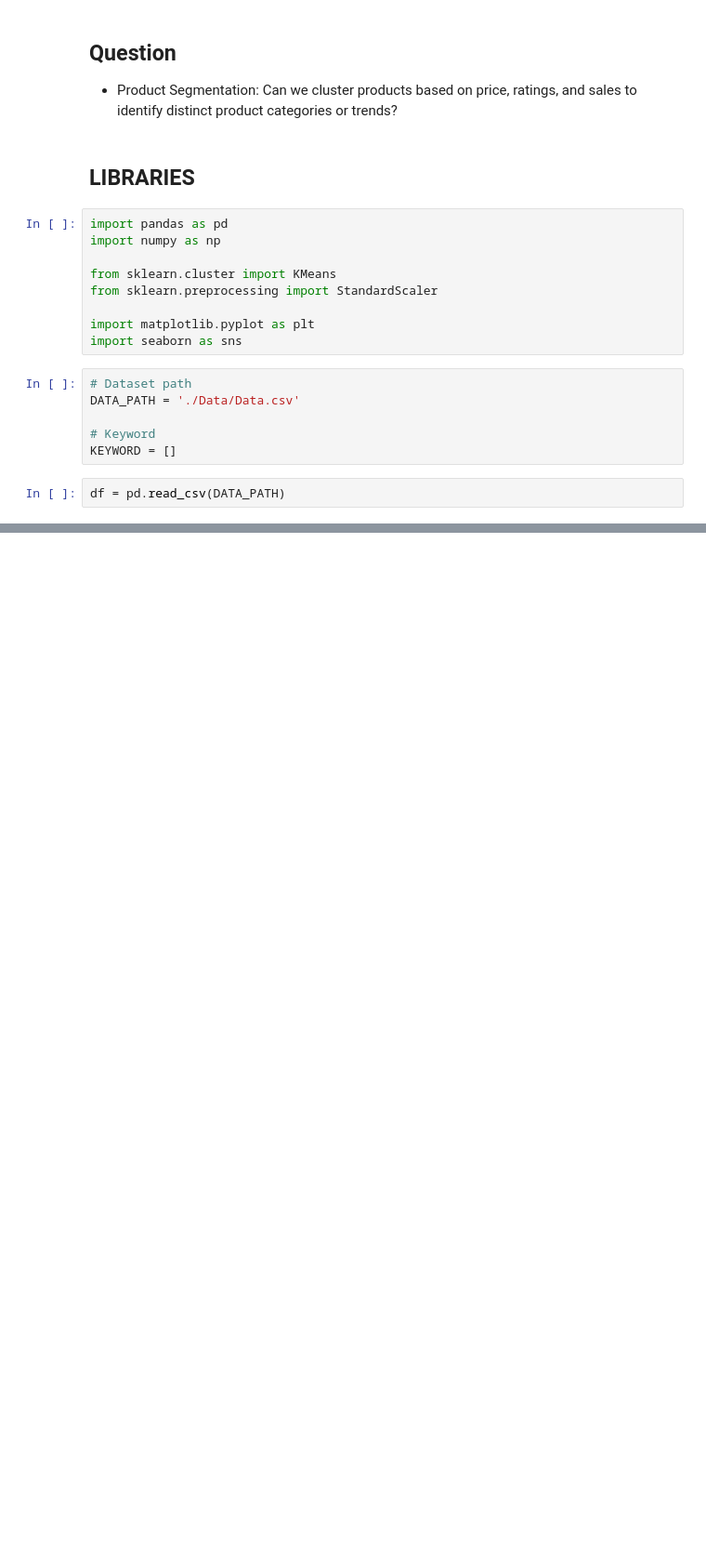
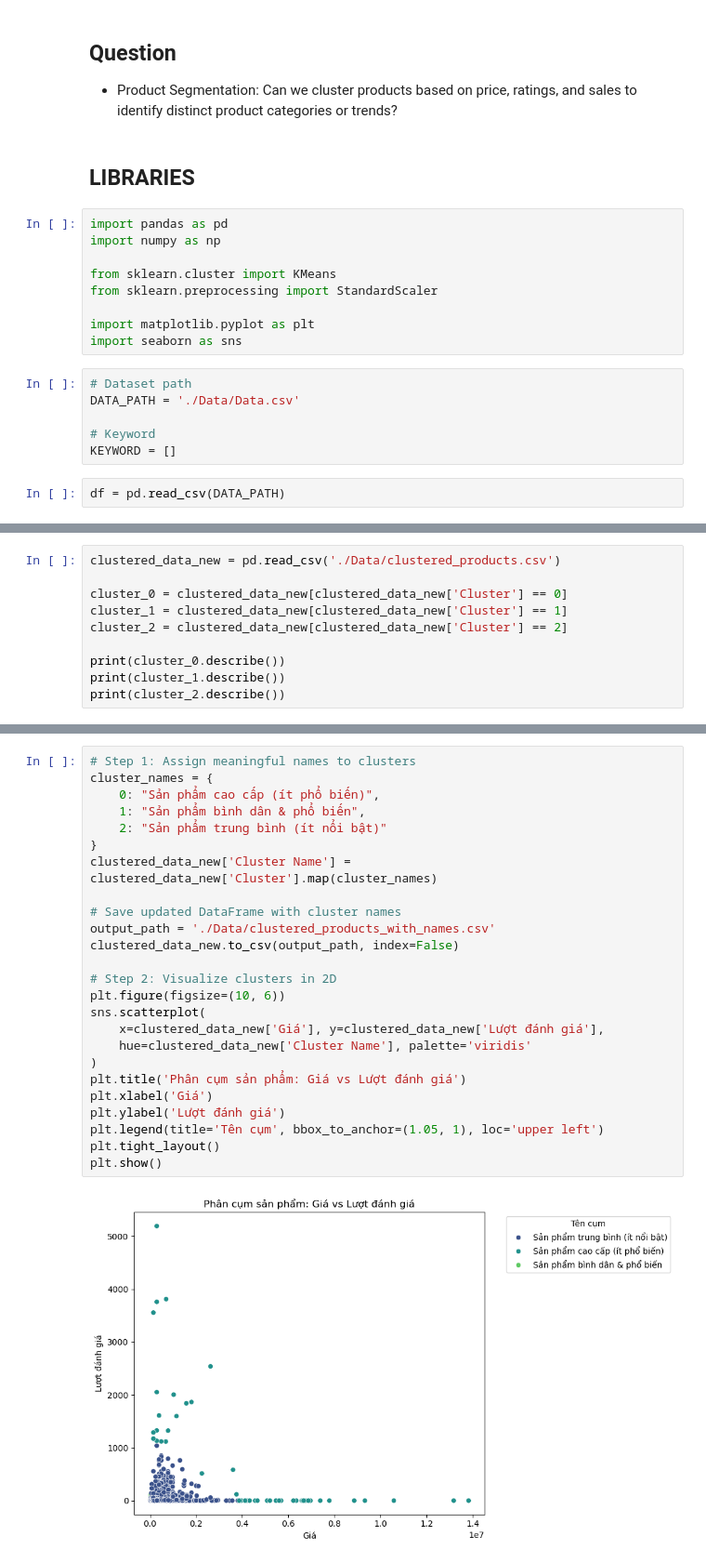
Before and after one commit to RokeMSE/22CLC-Intro2DS-Brand_Fashion_Market_SeasonalTrend_Analysis, a Jupyter notebook: Model.ipynb, the cells around one changed output, grey strips where cells are left out. Shown: that part at 93% size. Saved outputs shown, nothing was run; the diff lists cells and outputs as text; blank space fills up the shorter version.

```diff
--- a/Model.ipynb
+++ b/Model.ipynb
@@ -59,0 +62,10 @@ df.to_csv('./Data/clustered_products.csv', index=False)
+# %%
+clustered_data_new = pd.read_csv('./Data/clustered_products.csv')
+
+cluster_0 = clustered_data_new[clustered_data_new['Cluster'] == 0]
+cluster_1 = clustered_data_new[clustered_data_new['Cluster'] == 1]
+cluster_2 = clustered_data_new[clustered_data_new['Cluster'] == 2]
+
+print(cluster_0.describe())
+print(cluster_1.describe())
+print(cluster_2.describe())
@@ -59,0 +90,27 @@ df.to_csv('./Data/clustered_products.csv', index=False)
+# %%
+# Step 1: Assign meaningful names to clusters
+cluster_names = {
+    0: "Sản phẩm cao cấp (ít phổ biến)",
+    1: "Sản phẩm bình dân & phổ biến",
+    2: "Sản phẩm trung bình (ít nổi bật)"
+}
+clustered_data_new['Cluster Name'] = clustered_data_new['Cluster'].map(cluster_names)
+
+# Save updated DataFrame with cluster names
+output_path = './Data/clustered_products_with_names.csv'
+clustered_data_new.to_csv(output_path, index=False)
+
+# Step 2: Visualize clusters in 2D
+plt.figure(figsize=(10, 6))
+sns.scatterplot(
+    x=clustered_data_new['Giá'], y=clustered_data_new['Lượt đánh giá'],
+    hue=clustered_data_new['Cluster Name'], palette='viridis'
+)
+plt.title('Phân cụm sản phẩm: Giá vs Lượt đánh giá')
+plt.xlabel('Giá')
+plt.ylabel('Lượt đánh giá')
+plt.legend(title='Tên cụm', bbox_to_anchor=(1.05, 1), loc='upper left')
+plt.tight_layout()
+plt.show()
+# %% [output]
+[figure, added]
```
Also changed, not shown: parts of 7 cells of this notebook, 3 other files.
